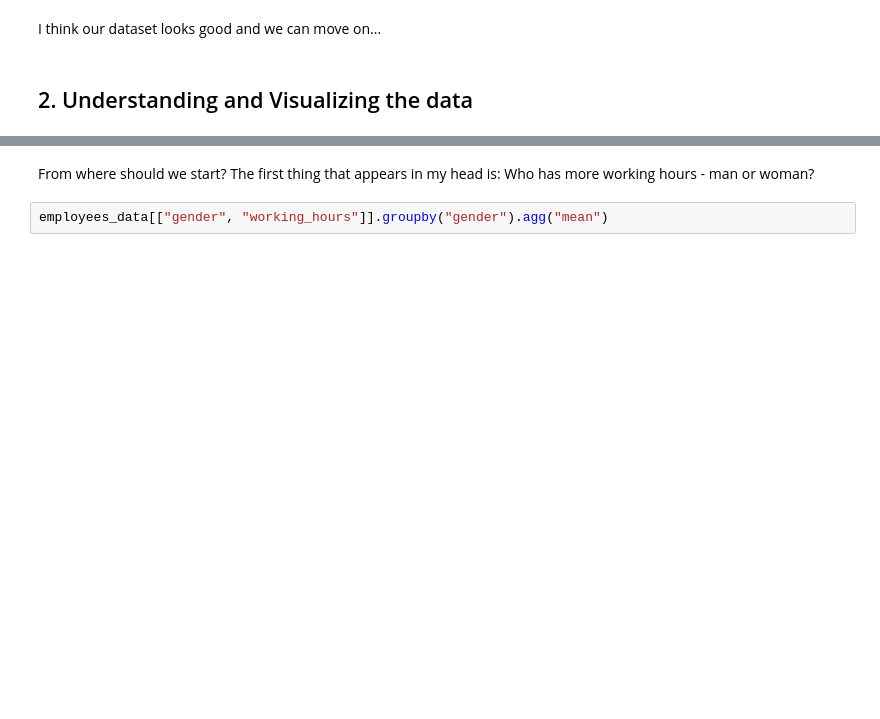
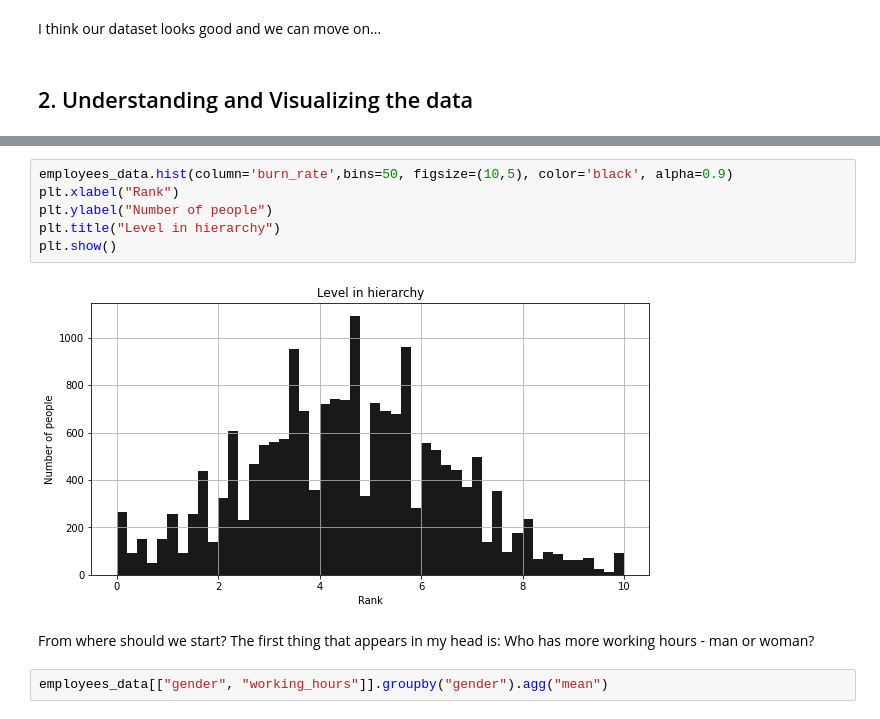
Before and after one commit to Vselenis/Data-Science-June-2022, a Jupyter notebook: Project/Project.ipynb, the cells around one changed output, grey strips where cells are left out. Drawn from its saved outputs; the diff is of its cells as text; blank space fills up the shorter version.

```diff
--- a/Project/Project.ipynb
+++ b/Project/Project.ipynb
@@ -198,3 +310,11 @@ I think our dataset looks good and we can move on...
+# %%
+employees_data.hist(column='burn_rate',bins=50, figsize=(10,5), color='black', alpha=0.9)
+plt.xlabel("Rank")
+plt.ylabel("Number of people")
+plt.title("Level in hierarchy")
+plt.show()
+# %% [output]
+[figure, added]
 # %% [markdown]
 From where should we start? The first thing that appears in my head is: Who has more working hours - man or woman?
 # %%
```
Also changed, not shown: parts of 34 cells of this notebook.
